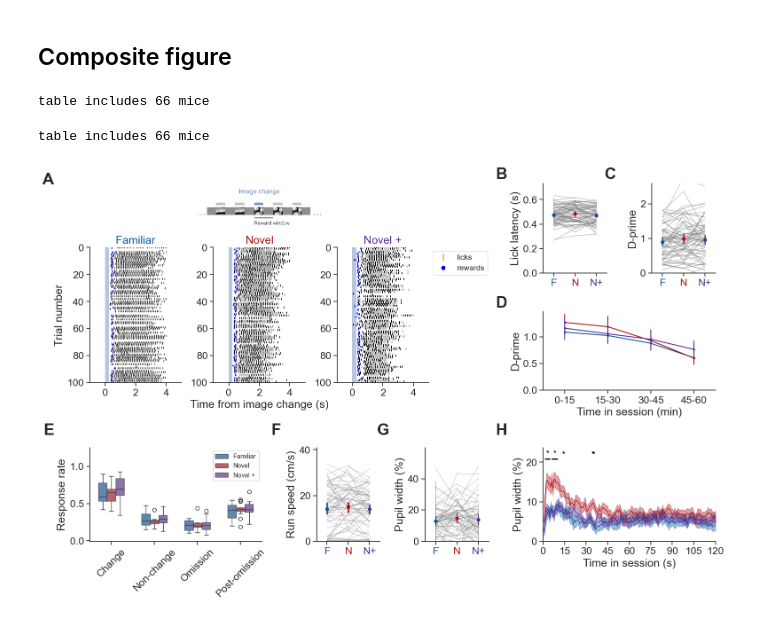
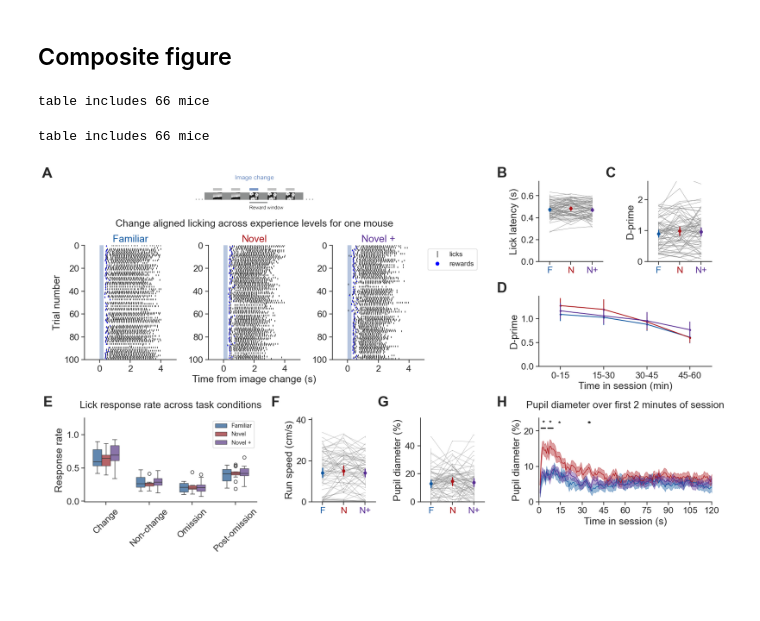
Before and after one commit to AllenInstitute/visual_behavior_analysis, a Jupyter notebook: notebooks/platform_paper_figures/figure_2_main.ipynb, the cells around one changed output. Saved outputs shown, nothing was run; the diff lists cells and outputs as text; code cells hidden in the pictures; blank space fills up the shorter version.

Commit message:
finalize composites

```diff
--- a/notebooks/platform_paper_figures/figure_2_main.ipynb
+++ b/notebooks/platform_paper_figures/figure_2_main.ipynb
@@ -528,12 +508,12 @@ functions requiring database access will fail
 #   B  lick latency      C  mean d-prime          (top row, right block)
 #   D  rolling d-prime over time in session       (right block)
 #   E  response rate by trial type
-#   F  run speed         G  pupil width  (by experience)
-#   H  pupil width over first 2 min of session
+#   F  run speed         G  pupil diameter  (by experience)
+#   H  pupil diameter over first 2 min of session
 # Requires the stim-based prep cell above plus familiar/novel/novel_plus_dataset and the running/pupil mdfs.
 
 colors = utils.get_experience_level_colors()
-figsize = (25, 10)
+figsize = (28, 10)
 fig = plt.figure(figsize=figsize)
 # per-panel over-time stats are written to a dedicated stats folder (one CSV per metric,
 # named <metric>_over_time_experience_stats_<test>.csv) rather than the combined stats csv,
@@ -543,11 +523,11 @@ stats_dir = os.path.join(save_dir, 'composite', 'figure_2_stats') if save_dir el
 def panel_label(ax, label, dx=-58, dy=16):
     ax.annotate(label, xy=(0, 1), xycoords='axes fraction',
                 xytext=(dx, dy), textcoords='offset points',
-                fontsize=26, fontweight='bold', va='bottom', ha='right',
+                fontsize=28, fontweight='bold', va='bottom', ha='right',
                 annotation_clip=False)
 
 # ---- Panel A: lick rasters F / N / N+ ----
-ax_A = utils.placeAxesOnGrid(fig, dim=[1, 3], xspan=[0.06, 0.58], yspan=[0.19, 0.55], wspace=0.35)
+ax_A = utils.placeAxesOnGrid(fig, dim=[1, 3], xspan=[0.06, 0.58], yspan=[0.21, 0.55], wspace=0.35)
 for i, (dataset, label) in enumerate(zip(
         [familiar_dataset, novel_dataset, novel_plus_dataset], ['Familiar', 'Novel', 'Novel +'])):
     trials = dataset.trials.copy()
@@ -563,10 +543,16 @@ ax_A[1].set_xlabel('Time from image change (s)')
 # ~3.3:1 so size the axes box to match and center it over panel A)
 schematic_path = os.path.join(loading.get_platform_analysis_cache_dir(),
                               'schematics', 'Figure 1', 'image_change.png')
-ax_A_sch = utils.placeAxesOnGrid(fig, dim=[1, 1], xspan=[0.225, 0.415], yspan=[0.015, 0.16])
+ax_A_sch = utils.placeAxesOnGrid(fig, dim=[1, 1], xspan=[0.225, 0.415], yspan=[0.0, 0.11])
 ax_A_sch.imshow(plt.imread(schematic_path))
 ax_A_sch.axis('off')
-panel_label(ax_A[0], 'A', dy=98)
+# panel-A section title: between the image-change schematic and the lick rasters,
+# centered on the middle (Novel) raster column so it tracks the actual axes position
+_pA = ax_A[1].get_position()
+fig.text(0.5 * (_pA.x0 + _pA.x1), 1 - 0.165,
+         'Change aligned licking across experience levels for one mouse',
+         ha='center', va='center', fontsize=plt.rcParams['axes.titlesize'])
+panel_label(ax_A[0], 'A', dy=118)
 
 # ---- Panels B / C: top row of the right-hand block (unchanged content) ----
 ax_BC = utils.placeAxesOnGrid(fig, dim=[1, 2], xspan=[0.74, 1.0], yspan=[0.02, 0.26], wspace=0.7)
@@ -599,36 +585,38 @@ panel_label(ax_D, 'D', dy=2)
 ax_E = utils.placeAxesOnGrid(fig, dim=[1, 1], xspan=[0.06, 0.32], yspan=[0.72, 0.97])
 ppf.plot_response_rate_by_trial_type(
     response_rate_df, metric='response_rate', fraction_engaged_thresh=0.5,
     ylabel='Response rate', ylims=(-0.01, 1), ax=ax_E)
+ax_E.set_title('Lick response rate across task conditions', pad=18)
 panel_label(ax_E, 'E')
 
-# F / G: run speed and pupil width by experience (split the old panel-G space)
+# F / G: run speed and pupil diameter by experience (split the old panel-G space)
 ax_FG = utils.placeAxesOnGrid(fig, dim=[1, 2], xspan=[0.40, 0.66], yspan=[0.72, 0.97], wspace=0.7)
 ax_F, ax_G = ax_FG[0], ax_FG[1]
 
 df = running_speed_mdf_changes.copy(); df['expts'] = 'all'
 ppf.plot_metric_distribution_by_experience_no_cell_type(
     df, 'mean_response', 'changes', 'running_speed', ylabel='Run speed (cm/s)',
     ylims=None, show_mice=True, pointplot=True, stripplot=False, horiz=False, title='', stats_dir=stats_dir, ax=ax_F)
 panel_label(ax_F, 'F')
 
 df = pupil_mdf_changes.copy(); df['expts'] = 'all'
 ppf.plot_metric_distribution_by_experience_no_cell_type(
-    df, 'mean_response', 'changes', 'pupil_width', ylabel='Pupil width (%)',
+    df, 'mean_response', 'changes', 'pupil_width', ylabel='Pupil diameter (%)',
     ylims=None, show_mice=True, pointplot=True, stripplot=False, horiz=False, title='', stats_dir=stats_dir, ax=ax_G)
 panel_label(ax_G, 'G')
 
-# H: pupil width over first 2 min of session
+# H: pupil diameter over first 2 min of session
 ax_H = utils.placeAxesOnGrid(fig, dim=[1, 1], xspan=[0.74, 1.0], yspan=[0.72, 0.97])
 ppf.plot_metric_across_stimuli_by_experience_level(
     image_sdf, 'mean_pupil_width', time_window_min=2, title='',
-    ylabel='Pupil width (%)', ylim=(0, 20), interval=20,
+    ylabel='Pupil diameter (%)', ylim=(0, 20), interval=20,
     add_stats=True, plot_ns=False, stats_dir=stats_dir, ax=ax_H)
 ax_H.set_xlabel('Time in session (s)')
+ax_H.set_title('Pupil diameter over first 2 minutes of session', pad=18)
 panel_label(ax_H, 'H')
 
-utils.save_figure(fig, figsize, save_dir, 'composite', 'figure_2_composite')
+utils.save_figure(fig, figsize, save_dir, 'composite', 'figure_2_composite', formats=['.png', '.pdf'])
 # %% [output]
 table includes 66 mice
 table includes 66 mice
-[figure, old version]
+[figure, new version]
```
Also changed, not shown: parts of 7 cells of this notebook, 19 other files.
